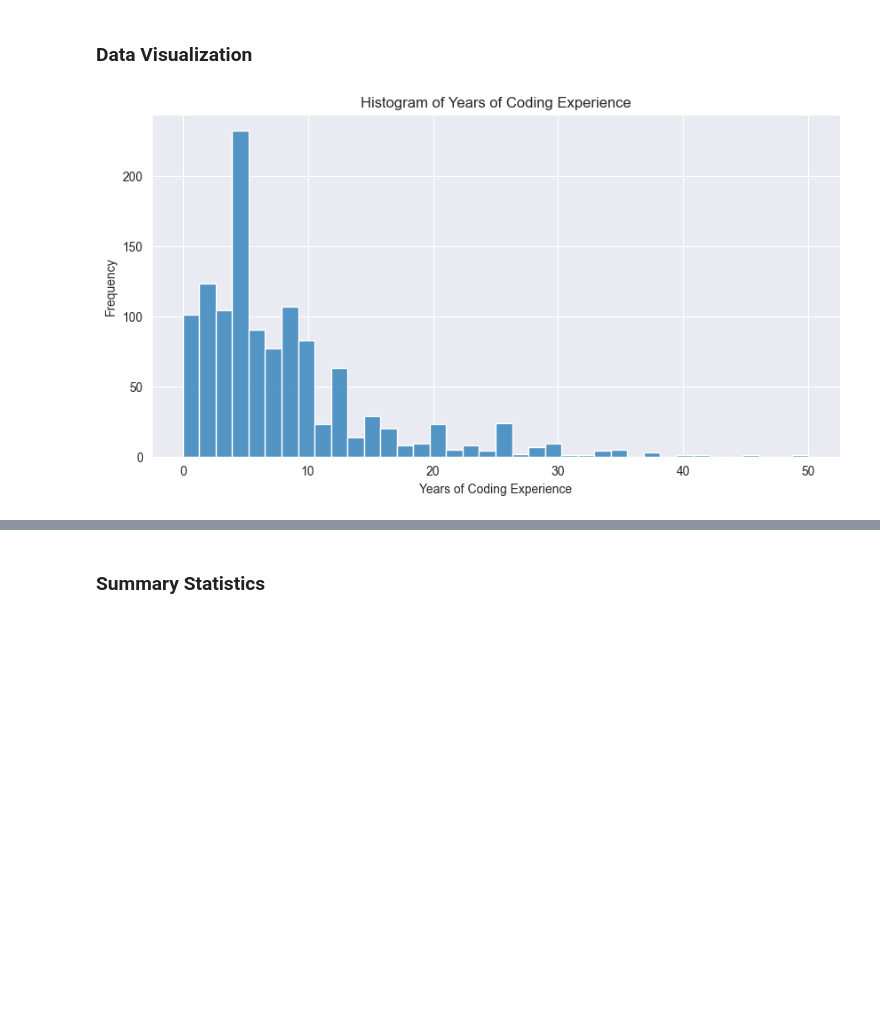
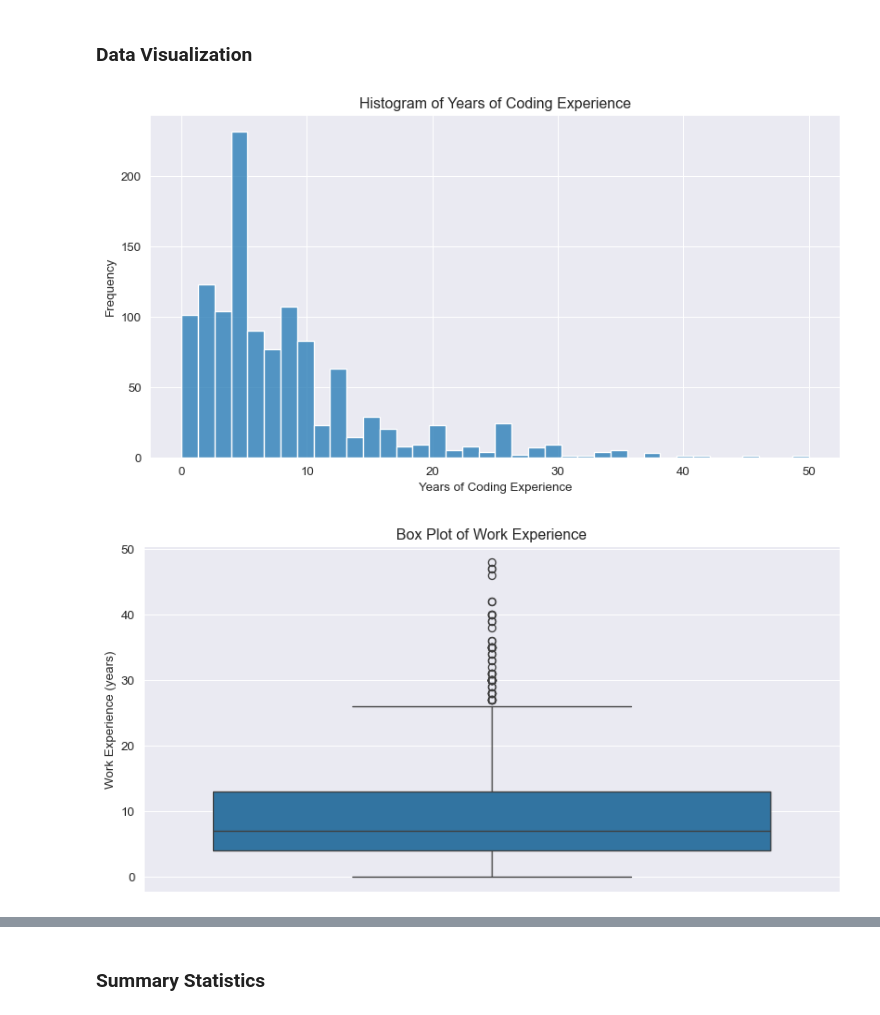
Before and after one commit to ismayc/oreilly-fundamentals-of-statistics-with-python, a Jupyter notebook: exercises_solutions.ipynb, the cells around one changed output, grey strips where cells are left out. Cells and saved outputs as stored; diff of their text form; code cells hidden in the pictures; blank space fills up the shorter version.

```diff
--- a/exercises_solutions.ipynb
+++ b/exercises_solutions.ipynb
@@ -571,11 +647,26 @@ dtype: int64
 # %% [markdown]
 ### Data Visualization
 # %%
-# Histogram for years_code_pro
+# Histogram for 'years_code_pro'
 sns.histplot(data_dev_survey['years_code_pro']);
 plt.title('Histogram of Years of Coding Experience');
 plt.xlabel('Years of Coding Experience');
 plt.ylabel('Frequency');
+plt.show()
+
+# Box plot for 'work_exp'
+sns.boxplot(y=data_dev_survey['work_exp']);
+plt.title('Box Plot of Work Experience');
+plt.ylabel('Work Experience (years)');
+plt.show()
+
+# Scatter plot for 'years_code_pro' vs. 'converted_comp_yearly'
+sns.scatterplot(x=data_dev_survey['years_code_pro'],
+                y=data_dev_survey['converted_comp_yearly']);
+plt.title('Scatter Plot of Years of Coding Experience vs. Yearly Compensation');
+plt.xlabel('Years of Coding Experience');
+plt.ylabel('Yearly Compensation');
 plt.show();
 # %% [output]
 [figure]
+[figure, added]
```
Also changed, not shown: parts of 106 cells of this notebook, 17 other files.
